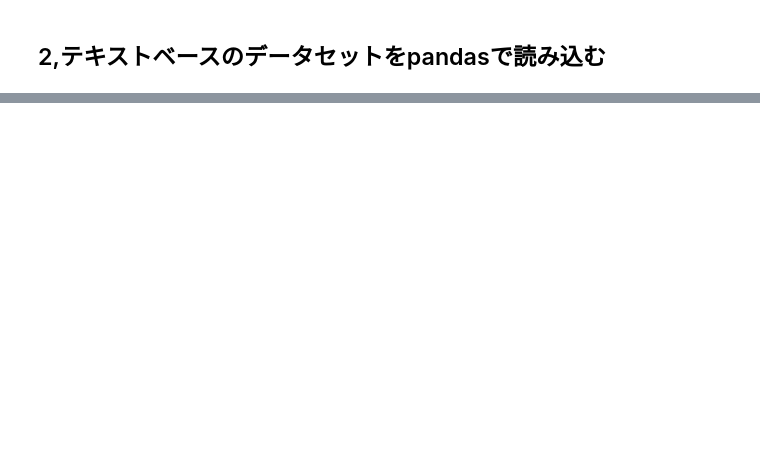
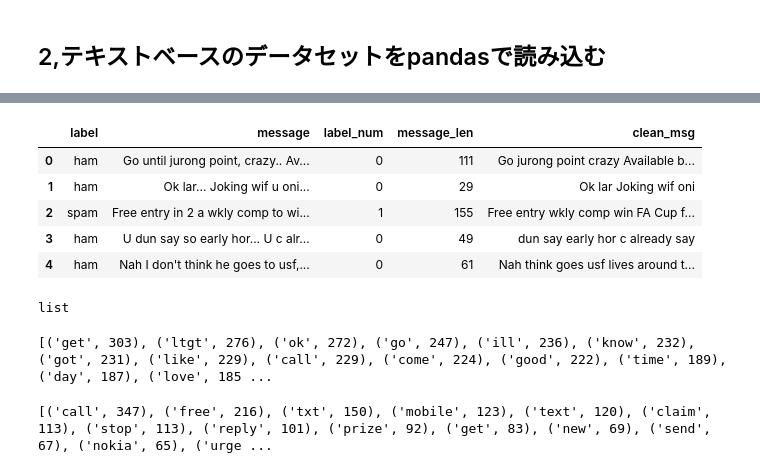
Before and after one commit to gussan-me/-Tweet_Sentiment_Extraction, a Jupyter notebook: Tweet_Sentiment_Extraction.ipynb, the cells around one changed output, grey strips where cells are left out. Cells and saved outputs as stored; diff of their text form; code cells hidden in the pictures; blank space fills up the shorter version.

```diff
--- a/Tweet_Sentiment_Extraction.ipynb
+++ b/Tweet_Sentiment_Extraction.ipynb
@@ -106,0 +224,19 @@ pd.DataFrame(simple_test_dtm.toarray(), columns=vect.get_feature_names())
+# %%
+import string
+from nltk.corpus import stopwords
+
+def text_process(mess):
+    # 句読点を除去
+    # ストップワードを除去
+    # 削除されたテキストのリストを返す。
+
+    STOPWORDS = stopwords.words('english') + ['u', 'ü', 'ur', '4', '2', 'im', 'dont', 'doin', 'ure']
+
+    # 文字が句読点の中にあるかどうかをチェックする。
+    nopunc = [char for char in mess if char not in string.punctuation]
+
+    # 再び文字を結合して、文字列を形成する。
+    nopunc = ''.join(nopunc)
+
+    # ストップワードを削除する。
+    return ' '.join([word for word in nopunc.split() if word.lower() not in STOPWORDS])
@@ -106,0 +252,40 @@ pd.DataFrame(simple_test_dtm.toarray(), columns=vect.get_feature_names())
+# %%
+sms['clean_msg'] = sms.message.apply(text_process)
+# %%
+sms.head()
+# %% [output]
+|  | label | message | label_num | message_len | clean_msg |
+| 0 | ham | Go until jurong point, crazy.. Av... | 0 | 111 | Go jurong point crazy Available b... |
+| 1 | ham | Ok lar... Joking wif u oni... | 0 | 29 | Ok lar Joking wif oni |
+| 2 | spam | Free entry in 2 a wkly comp to wi... | 1 | 155 | Free entry wkly comp win FA Cup f... |
+| 3 | ham | U dun say so early hor... U c alr... | 0 | 49 | dun say early hor c already say |
+| 4 | ham | Nah I don't think he goes to usf,... | 0 | 61 | Nah think goes usf lives around t... |
+# %%
+type(stopwords.words('english'))
+# %% [output]
+list
+# %%
+from collections import Counter
+# collections.Counter()にリストやタプルを渡すと、Counterオブジェクトが生成される。Counterは辞書型dictのサブクラスで、キーに要素、値に出現回数という形のデータをもつ。
+
+words = sms[sms.label=='ham'].clean_msg.apply(lambda x: [word.lower() for word in x.split()])
+ham_words = Counter()
+
+for msg in words:
+    ham_words.update(msg)
+
+print(ham_words.most_common(50))
+
+# most_common()・・・(要素, 出現回数)という形のタプルを出現回数
+# %% [output]
+[('get', 303), ('ltgt', 276), ('ok', 272), ('go', 247), ('ill', 236), ('know', 232), ('got', 231), ('like', 229), ('call', 229), ('come', 224), ('good', 222), ('time', 189), ('day', 187), ('love', 185 ...
+# %%
+words = sms[sms.label=='spam'].clean_msg.apply(lambda x: [word.lower() for word in x.split()])
+spam_words = Counter()
+
+for msg in words:
+    spam_words.update(msg)
+
+print(spam_words.most_common(50))
+# %% [output]
+[('call', 347), ('free', 216), ('txt', 150), ('mobile', 123), ('text', 120), ('claim', 113), ('stop', 113), ('reply', 101), ('prize', 92), ('get', 83), ('new', 69), ('send', 67), ('nokia', 65), ('urge ...
```
Also changed, not shown: parts of 18 cells of this notebook.
